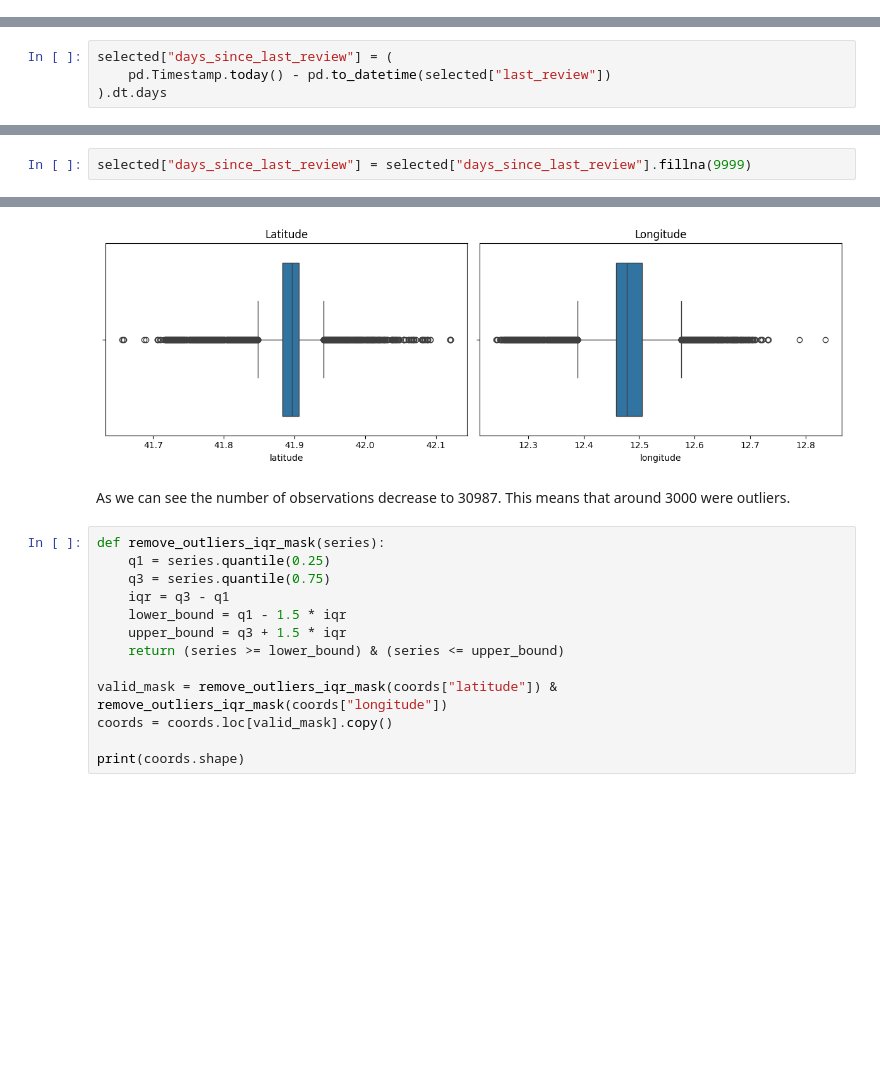
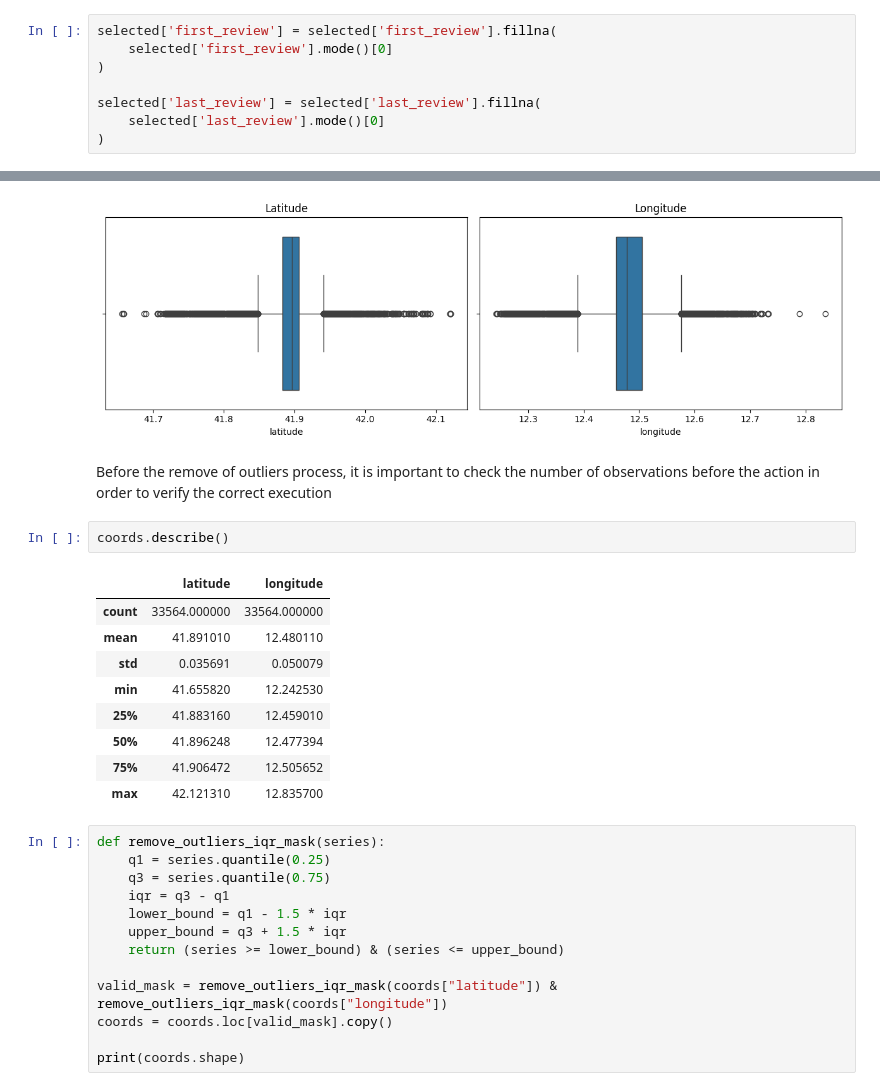
Before and after one commit to aantoo-cr/airbnb-rome-analysis, a Jupyter notebook: notebooks/02_listings_analysis.ipynb, the cells around one changed output, grey strips where cells are left out. Drawn from its saved outputs; the diff is of its cells as text; blank space fills up the shorter version.

Commit message:
changes of listings about comments and firstreview and lastreview

```diff
--- a/notebooks/02_listings_analysis.ipynb
+++ b/notebooks/02_listings_analysis.ipynb
@@ -417,0 +419,8 @@ dtype: int64
+# %%
+selected['first_review'] = selected['first_review'].fillna(
+    selected['first_review'].mode()[0]
+)
+
+selected['last_review'] = selected['last_review'].fillna(
+    selected['last_review'].mode()[0]
+)
@@ -1084,4 +1100,0 @@ older reviews, and no reviews at all.
-# %%
-selected["days_since_last_review"] = (
-    pd.Timestamp.today() - pd.to_datetime(selected["last_review"])
-).dt.days
@@ -1095,2 +1100,0 @@ dtype: int64
-# %%
-selected["days_since_last_review"] = selected["days_since_last_review"].fillna(9999)
@@ -1215,8 +1212,20 @@ plt.tight_layout()
 plt.show()
 # %% [output]
 [figure]
-# %% [markdown]
-As we can see the number of observations decrease to 30987. This means that around 3000 were outliers.
+# %% [markdown]
+Before the remove of outliers process, it is important to check the number of observations before the action in order to verify the correct execution
+# %%
+coords.describe()
+# %% [output]
+|  | latitude | longitude |
+| count | 33564.000000 | 33564.000000 |
+| mean | 41.891010 | 12.480110 |
+| std | 0.035691 | 0.050079 |
+| min | 41.655820 | 12.242530 |
+| 25% | 41.883160 | 12.459010 |
+| 50% | 41.896248 | 12.477394 |
+| 75% | 41.906472 | 12.505652 |
+| max | 42.121310 | 12.835700 |
 # %%
 def remove_outliers_iqr_mask(series):
     q1 = series.quantile(0.25)
```
Also changed, not shown: parts of 39 cells of this notebook, 3 other files.
